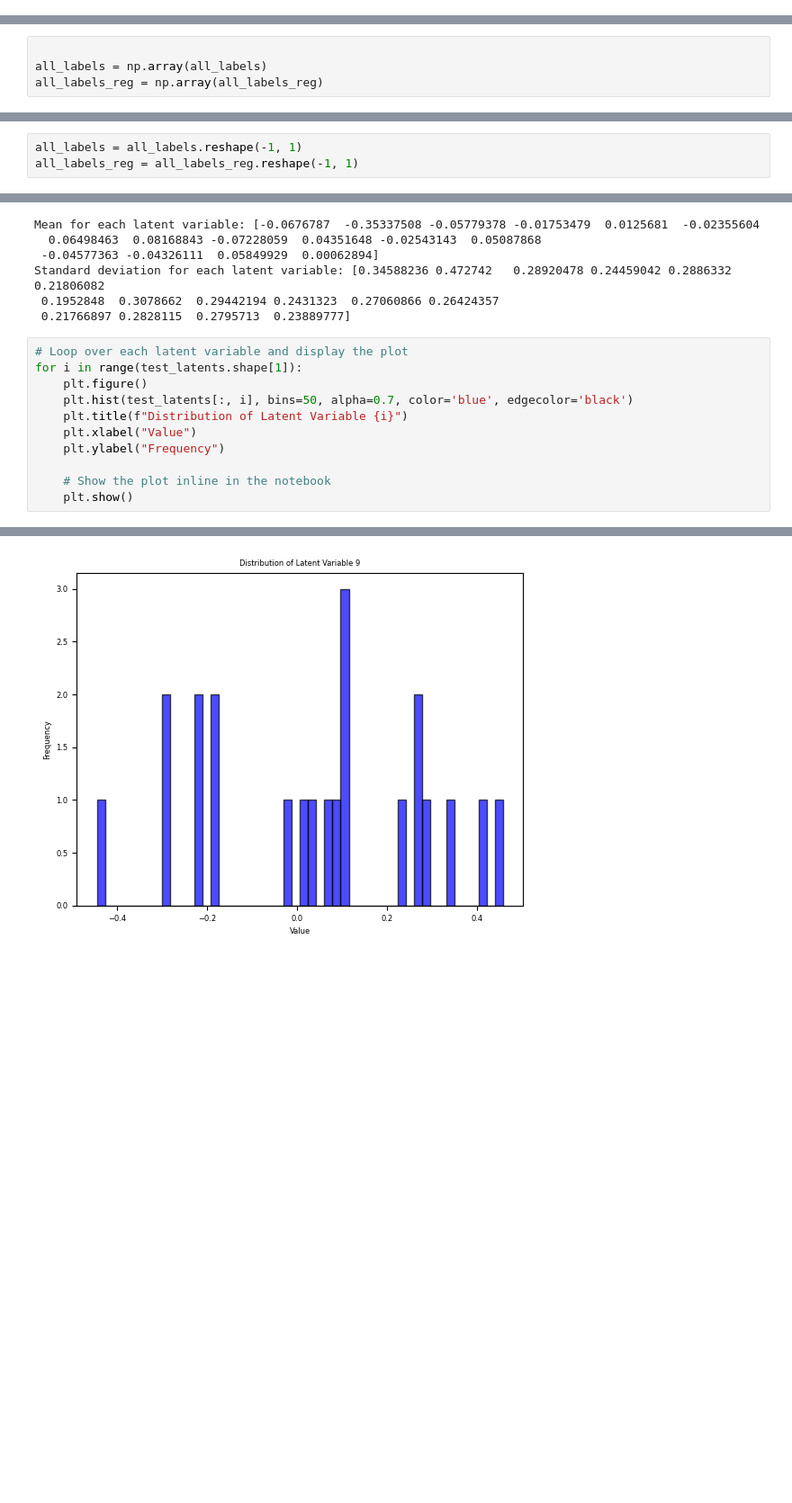
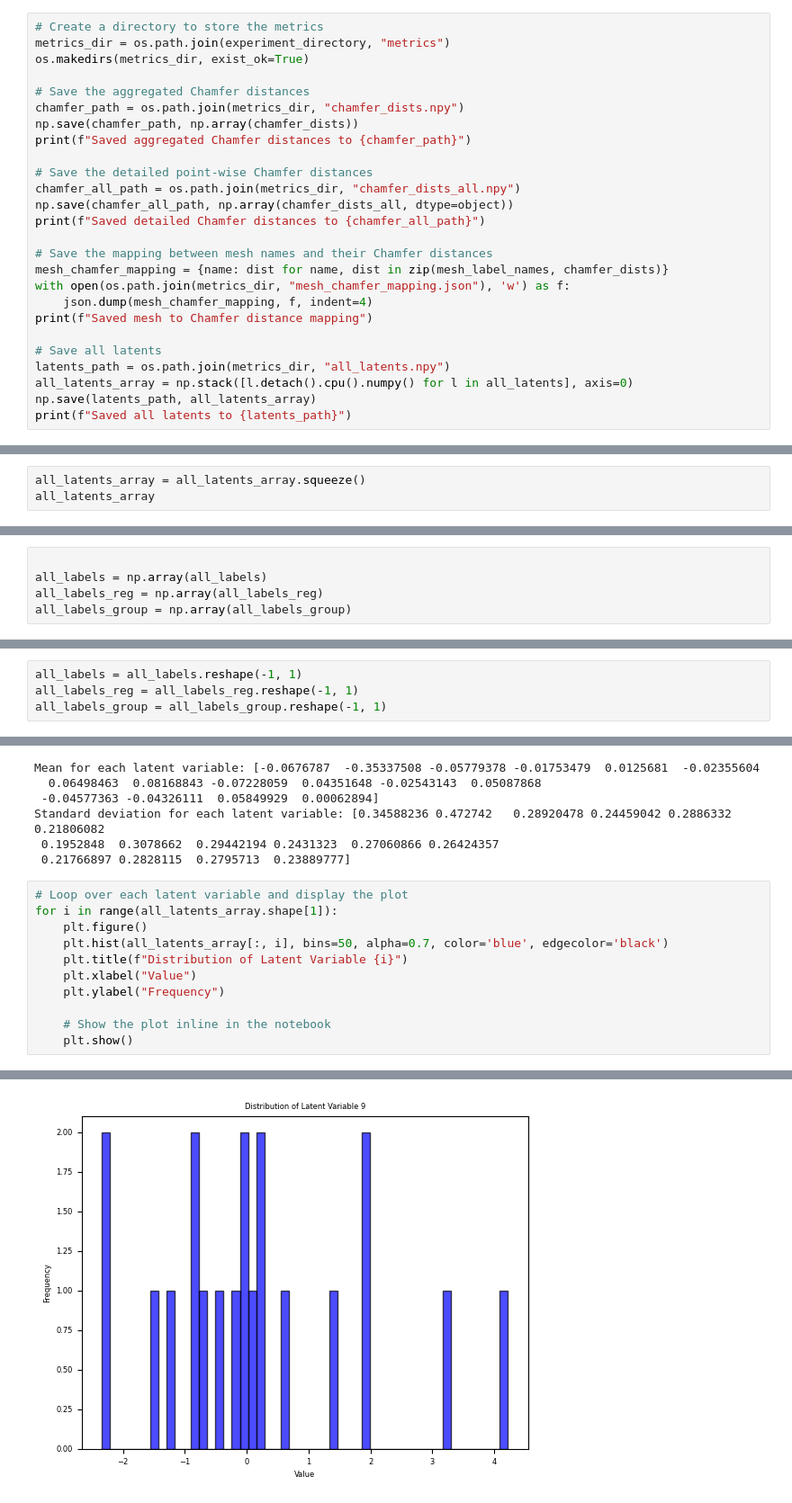
Before and after one commit to Jakaria08/Disentangle_Latent_Space_Deep_SDF, a Jupyter notebook: test.ipynb, the cells around one changed output, grey strips where cells are left out. Shown at 90% size. Cells and saved outputs as stored; diff of their text form; blank space fills up the shorter version.

Commit message:
SDF VAE without contrastive done, only with kl, unsupervised. Also, doing latent space analysis

```diff
--- a/test.ipynb
+++ b/test.ipynb
@@ -214,0 +160,26 @@ chamfer_dists
+# %%
+# Create a directory to store the metrics
+metrics_dir = os.path.join(experiment_directory, "metrics")
+os.makedirs(metrics_dir, exist_ok=True)
+
+# Save the aggregated Chamfer distances
+chamfer_path = os.path.join(metrics_dir, "chamfer_dists.npy")
+np.save(chamfer_path, np.array(chamfer_dists))
+print(f"Saved aggregated Chamfer distances to {chamfer_path}")
+
+# Save the detailed point-wise Chamfer distances
+chamfer_all_path = os.path.join(metrics_dir, "chamfer_dists_all.npy")
+np.save(chamfer_all_path, np.array(chamfer_dists_all, dtype=object))
+print(f"Saved detailed Chamfer distances to {chamfer_all_path}")
+
+# Save the mapping between mesh names and their Chamfer distances
+mesh_chamfer_mapping = {name: dist for name, dist in zip(mesh_label_names, chamfer_dists)}
+with open(os.path.join(metrics_dir, "mesh_chamfer_mapping.json"), 'w') as f:
+    json.dump(mesh_chamfer_mapping, f, indent=4)
+print(f"Saved mesh to Chamfer distance mapping")
+
+# Save all latents
+latents_path = os.path.join(metrics_dir, "all_latents.npy")
+all_latents_array = np.stack([l.detach().cpu().numpy() for l in all_latents], axis=0)
+np.save(latents_path, all_latents_array)
+print(f"Saved all latents to {latents_path}")
@@ -214,0 +191,3 @@ chamfer_dists
+# %%
+all_latents_array = all_latents_array.squeeze()
+all_latents_array
@@ -261,6 +262,7 @@ test_latents = test_latents.cpu().detach().numpy()
 
 all_labels = np.array(all_labels)
 all_labels_reg = np.array(all_labels_reg)
+all_labels_group = np.array(all_labels_group)
 # %%
 path = os.path.join(experiment_directory, "test_latents", "latent_vectors.npy")
 # %%
@@ -268,5 +270,6 @@ np.save(path, test_latents)
 # %%
 all_labels = all_labels.reshape(-1, 1)
 all_labels_reg = all_labels_reg.reshape(-1, 1)
+all_labels_group = all_labels_group.reshape(-1, 1)
 # %%
 print(f"Calculating SAP scores...")
@@ -327,9 +832,9 @@ Standard deviation for each latent variable: [0.34588236 0.472742   0.28920478 0
  0.21766897 0.2828115  0.2795713  0.23889777]
 # %%
 # Loop over each latent variable and display the plot
-for i in range(test_latents.shape[1]):
+for i in range(all_latents_array.shape[1]):
     plt.figure()
-    plt.hist(test_latents[:, i], bins=50, alpha=0.7, color='blue', edgecolor='black')
+    plt.hist(all_latents_array[:, i], bins=50, alpha=0.7, color='blue', edgecolor='black')
     plt.title(f"Distribution of Latent Variable {i}")
     plt.xlabel("Value")
     plt.ylabel("Frequency")
@@ -349 +854 @@ for i in range(test_latents.shape[1]):
-[figure, old version]
+[figure, new version]
```
Also changed, not shown: parts of 13 cells of this notebook, 13 other files.
